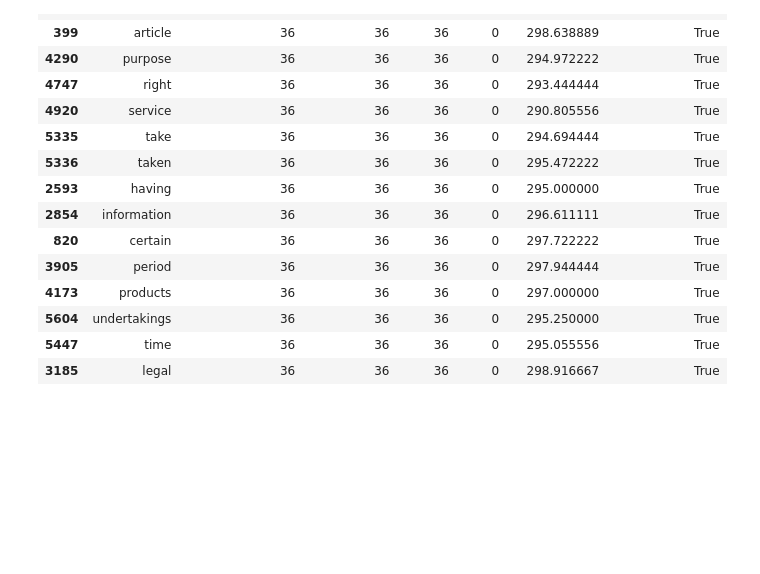
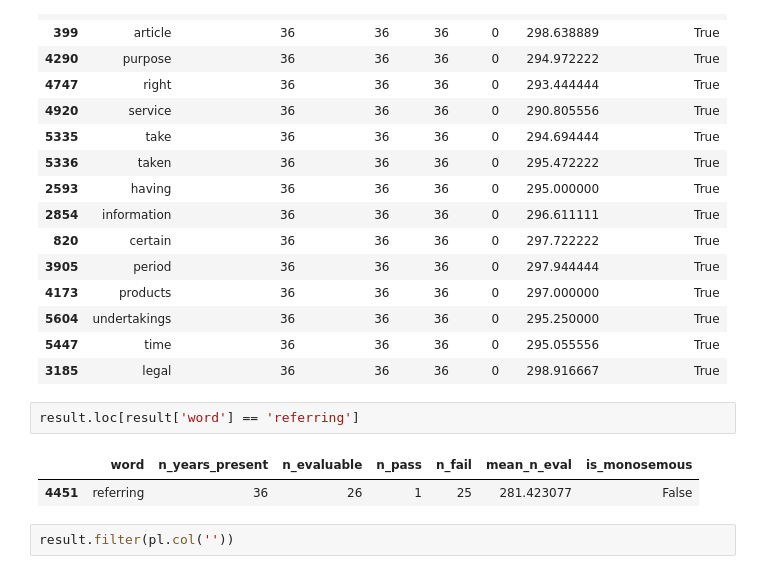
Before and after one commit to Lasse-mohr/legal_word_drift, a Jupyter notebook: notebooks/01_monosemous_word_exploration_21-04-2026.ipynb, the cells around one changed output. Cells and saved outputs as stored; diff of their text form; blank space fills up the shorter version.

```diff
--- a/notebooks/01_monosemous_word_exploration_21-04-2026.ipynb
+++ b/notebooks/01_monosemous_word_exploration_21-04-2026.ipynb
@@ -281,6 +282,13 @@ result.sort_values("n_pass", ascending=False).head(15)
 | 5604 | undertakings | 36 | 36 | 36 | 0 | 295.250000 | True |
 | 5447 | time | 36 | 36 | 36 | 0 | 295.055556 | True |
 | 3185 | legal | 36 | 36 | 36 | 0 | 298.916667 | True |
+# %%
+result.loc[result['word'] == 'referring']
+# %% [output]
+|  | word | n_years_present | n_evaluable | n_pass | n_fail | mean_n_eval | is_monosemous |
+| 4451 | referring | 36 | 26 | 1 | 25 | 281.423077 | False |
+# %%
+result.filter(pl.col(''))
 # %%
 # One-knob-at-a-time sensitivity: vary one parameter, hold the rest at defaults,
 # and report the size of the resulting monosemous set.
```
Also changed, not shown: parts of 3 cells of this notebook, 5 other files.
